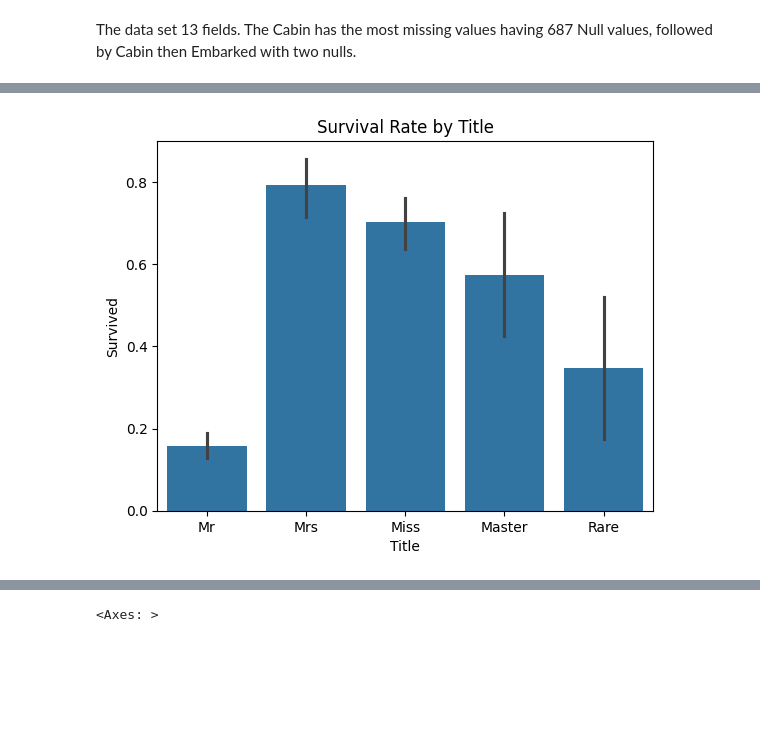
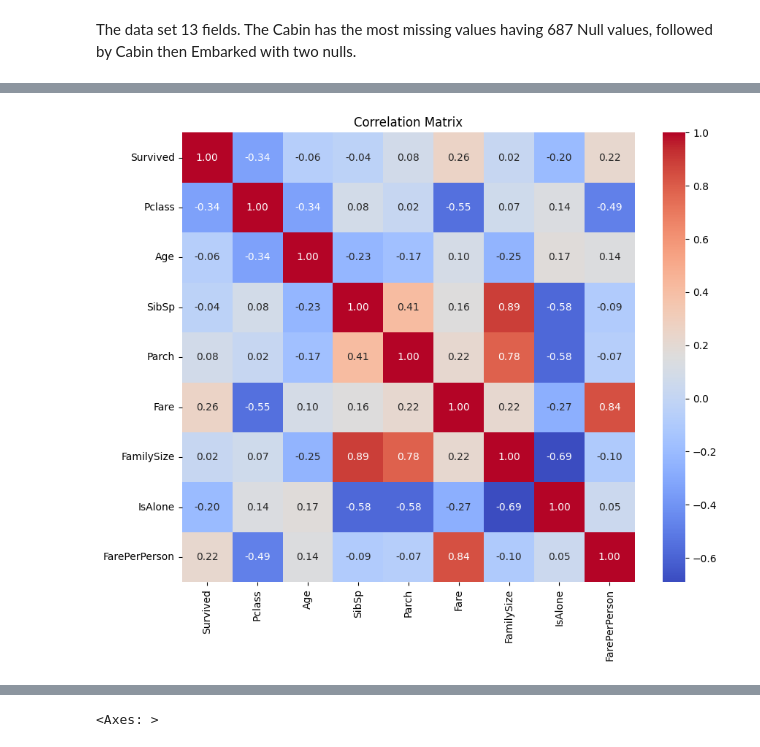
Before and after one commit to cess-dev/Titanic_Survival, a Jupyter notebook: notebooks/Titanic_Feature_Engineering.ipynb, the cells around one changed output, grey strips where cells are left out. Drawn from its saved outputs; the diff is of its cells as text; code cells hidden in the pictures; blank space fills up the shorter version.

Commit message:
visualization

```diff
--- a/notebooks/Titanic_Feature_Engineering.ipynb
+++ b/notebooks/Titanic_Feature_Engineering.ipynb
@@ -99,0 +199,6 @@ Fare divided by FamilySize to approximate ticket cost per individual.
+# %%
+# Create Age groups
+bins = [0, 12, 19, 59, 120]
+labels = ['Child', 'Teen', 'Adult', 'Senior']
+
+df['AgeGroup'] = pd.cut(df['Age'], bins=bins, labels=labels)
@@ -99,0 +207,3 @@ Fare divided by FamilySize to approximate ticket cost per individual.
+# %%
+# Fare per individual
+df['FarePerPerson'] = df['Fare'] / df['FamilySize']
@@ -118,23 +225,10 @@ plt.show()
-# %%
-#capping extreme values
-upper = df["Fare"].quantile(0.95)
-df["Fare"] = np.where(df["Fare"] > upper, upper, df["Fare"])
-# %%
-# 1. Load the data
-df = pd.read_csv('../data/train.csv')
-
-# 2. FEATURE ENGINEERING: Extract Title from Name
-# This creates the 'Title' column that Seaborn is looking for
-df['Title'] = df['Name'].str.extract(' ([A-Za-z]+)\\.', expand=False)
-
-# 3. CLEANING: Group rare titles (optional but recommended for a better plot)
-df['Title'] = df['Title'].replace(['Lady', 'Countess','Capt', 'Col','Don', 'Dr', 'Major', 'Rev', 'Sir', 'Jonkheer', 'Dona'], 'Rare')
-df['Title'] = df['Title'].replace(['Mlle', 'Ms'], 'Miss')
-df['Title'] = df['Title'].replace('Mme', 'Mrs')
-
-# 4. NOW run your plot
-sns.barplot(x='Title', y='Survived', data=df)
-plt.title('Survival Rate by Title')
-plt.show()
-# %% [output]
-[figure, removed]
+# %%
+# Correlation matrix
+corr = df.corr(numeric_only=True)
+
+plt.figure(figsize=(10,8))
+sns.heatmap(corr, annot=True, cmap="coolwarm", fmt=".2f")
+plt.title("Correlation Matrix")
+plt.show()
+# %% [output]
+[figure, added]
```
Also changed, not shown: parts of 49 cells of this notebook.
